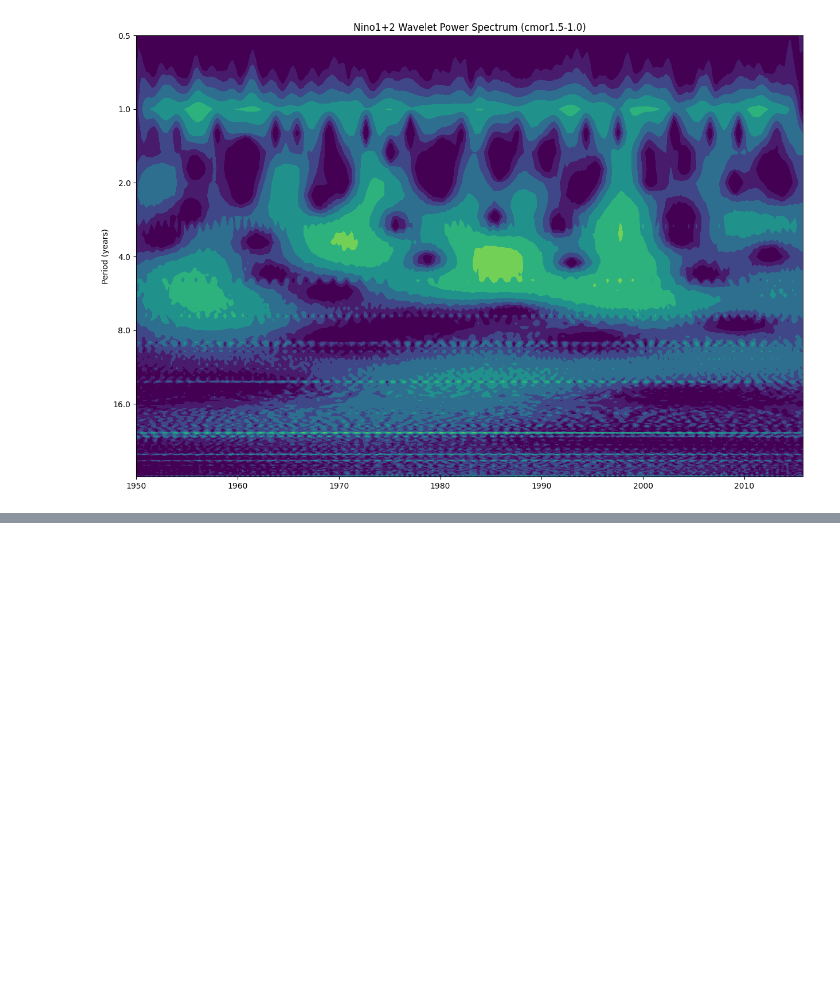
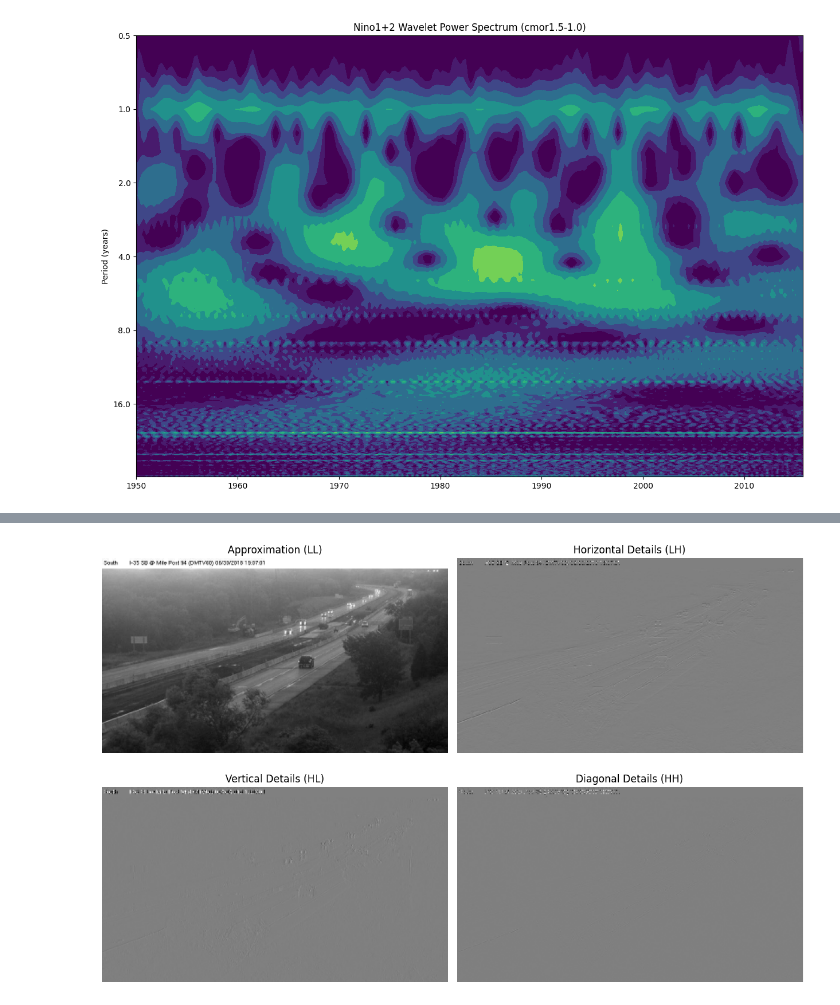
Before and after one commit to barkhamathur78/AI4CCEE_Fall_2024, a Jupyter notebook: Class4.ipynb, the cells around one changed output, grey strips where cells are left out. Saved outputs shown, nothing was run; the diff lists cells and outputs as text; code cells hidden in the pictures; blank space fills up the shorter version.

```diff
--- a/Class4.ipynb
+++ b/Class4.ipynb
@@ -293,0 +359,47 @@ plt.show()
+# %%
+import numpy as np
+
+# Convert the image to grayscale (optional, you can also work with color)
+img_gray = img.convert('L')
+
+# Convert to NumPy array
+img_array = np.array(img_gray)
+# %%
+import pywt
+
+# Perform 2D Discrete Wavelet Transform using the 'haar' wavelet
+coeffs2 = pywt.dwt2(img_array, 'haar')
+
+# Unpack the coefficients (LL: Approximation, LH: Horizontal, HL: Vertical, HH: Diagonal)
+LL, (LH, HL, HH) = coeffs2
+# %%
+plt.figure(figsize=(12, 8))
+
+# Plot the approximation coefficients (LL)
+plt.subplot(2, 2, 1)
+plt.imshow(LL, cmap='gray')
+plt.title('Approximation (LL)')
+plt.axis('off')
+
+# Plot the horizontal detail coefficients (LH)
+plt.subplot(2, 2, 2)
+plt.imshow(LH, cmap='gray')
+plt.title('Horizontal Details (LH)')
+plt.axis('off')
+
+# Plot the vertical detail coefficients (HL)
+plt.subplot(2, 2, 3)
+plt.imshow(HL, cmap='gray')
+plt.title('Vertical Details (HL)')
+plt.axis('off')
+
+# Plot the diagonal detail coefficients (HH)
+plt.subplot(2, 2, 4)
+plt.imshow(HH, cmap='gray')
+plt.title('Diagonal Details (HH)')
+plt.axis('off')
+
+plt.tight_layout()
+plt.show()
+# %% [output]
+[figure, added]
```
Also changed, not shown: parts of 8 cells of this notebook.
